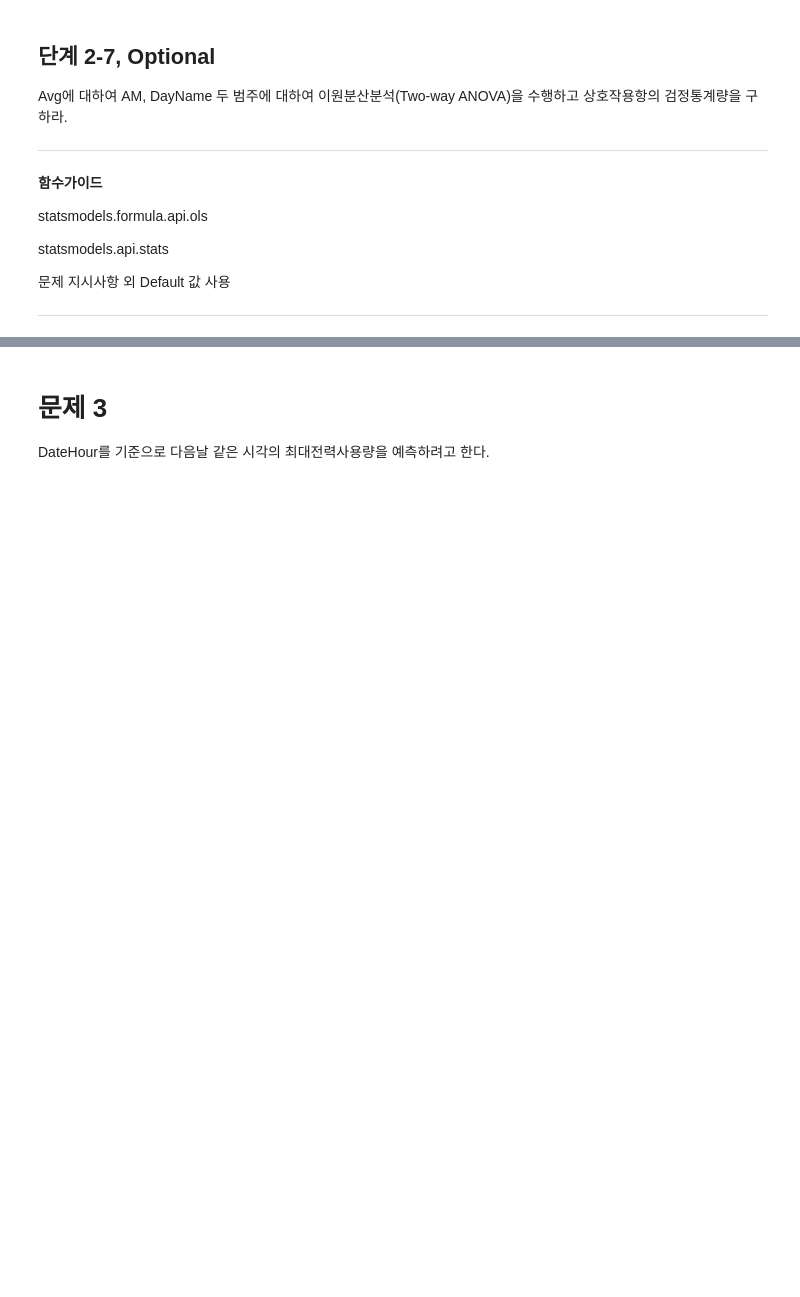
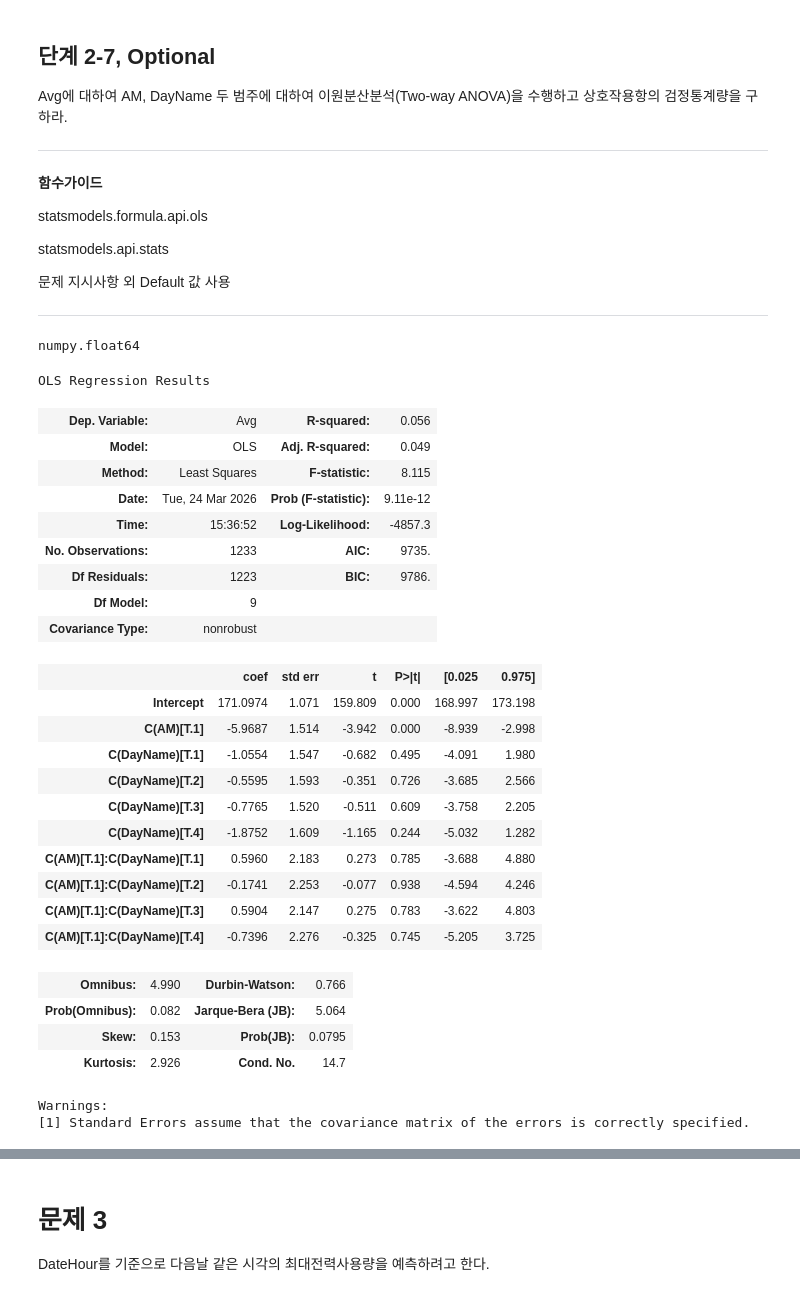
Before and after one commit to sunkusun9/DS_lv3_2603_2, a Jupyter notebook: sec_ds_lv3_prob3_prob.ipynb, the cells around one changed output, grey strips where cells are left out. Cells and saved outputs as stored; diff of their text form; code cells hidden in the pictures; blank space fills up the shorter version.

```diff
--- a/sec_ds_lv3_prob3_prob.ipynb
+++ b/sec_ds_lv3_prob3_prob.ipynb
@@ -1124,3 +1156,51 @@ statsmodels.api.stats
 문제 지시사항 외 Default 값 사용
 
 ---
+# %%
+type(C)
+# %% [output]
+numpy.float64
+# %%
+# statsmodels.formula.api.ols
+# statsmodels.api.stats
+# 1. 독립변수의 **가변수**를 이용하여 종속변수의 선형회귀모델을 만든다.
+# > 이원분산분산: 독립변수1의 가변수, 독립변수2의 가변수, 독립변수1×독립변수2의 가변수 => 다중공선성을 해소
+
+# 2. stats.anova_lm을 사용하여 (선형회귀모델의, MSR/MSE == 1)분산분석 결과를 구한다.
+from statsmodels.formula.api import ols
+C_ = C
+del C
+lm = ols(
+    'Avg ~ C(AM)*C(DayName)',# 'Avg ~ C(AM) + C(DayName) + C(AM):C(DayName)',
+    df_prob2
+).fit()
+C = C_
+lm.summary()
+# %% [output]
+OLS Regression Results
+| Dep. Variable: | Avg | R-squared: | 0.056 |
+| Model: | OLS | Adj. R-squared: | 0.049 |
+| Method: | Least Squares | F-statistic: | 8.115 |
+| Date: | Tue, 24 Mar 2026 | Prob (F-statistic): | 9.11e-12 |
+| Time: | 15:36:52 | Log-Likelihood: | -4857.3 |
+| No. Observations: | 1233 | AIC: | 9735. |
+| Df Residuals: | 1223 | BIC: | 9786. |
+| Df Model: | 9 |  |  |
+| Covariance Type: | nonrobust |  |  |
+|  | coef | std err | t | P>|t| | [0.025 | 0.975] |
+| Intercept | 171.0974 | 1.071 | 159.809 | 0.000 | 168.997 | 173.198 |
+| C(AM)[T.1] | -5.9687 | 1.514 | -3.942 | 0.000 | -8.939 | -2.998 |
+| C(DayName)[T.1] | -1.0554 | 1.547 | -0.682 | 0.495 | -4.091 | 1.980 |
+| C(DayName)[T.2] | -0.5595 | 1.593 | -0.351 | 0.726 | -3.685 | 2.566 |
+| C(DayName)[T.3] | -0.7765 | 1.520 | -0.511 | 0.609 | -3.758 | 2.205 |
+| C(DayName)[T.4] | -1.8752 | 1.609 | -1.165 | 0.244 | -5.032 | 1.282 |
+| C(AM)[T.1]:C(DayName)[T.1] | 0.5960 | 2.183 | 0.273 | 0.785 | -3.688 | 4.880 |
+| C(AM)[T.1]:C(DayName)[T.2] | -0.1741 | 2.253 | -0.077 | 0.938 | -4.594 | 4.246 |
+| C(AM)[T.1]:C(DayName)[T.3] | 0.5904 | 2.147 | 0.275 | 0.783 | -3.622 | 4.803 |
+| C(AM)[T.1]:C(DayName)[T.4] | -0.7396 | 2.276 | -0.325 | 0.745 | -5.205 | 3.725 |
+| Omnibus: | 4.990 | Durbin-Watson: | 0.766 |
+| Prob(Omnibus): | 0.082 | Jarque-Bera (JB): | 5.064 |
+| Skew: | 0.153 | Prob(JB): | 0.0795 |
+| Kurtosis: | 2.926 | Cond. No. | 14.7 |
+Warnings:
+[1] Standard Errors assume that the covariance matrix of the errors is correctly specified.
```
Also changed, not shown: parts of 102 cells of this notebook.
